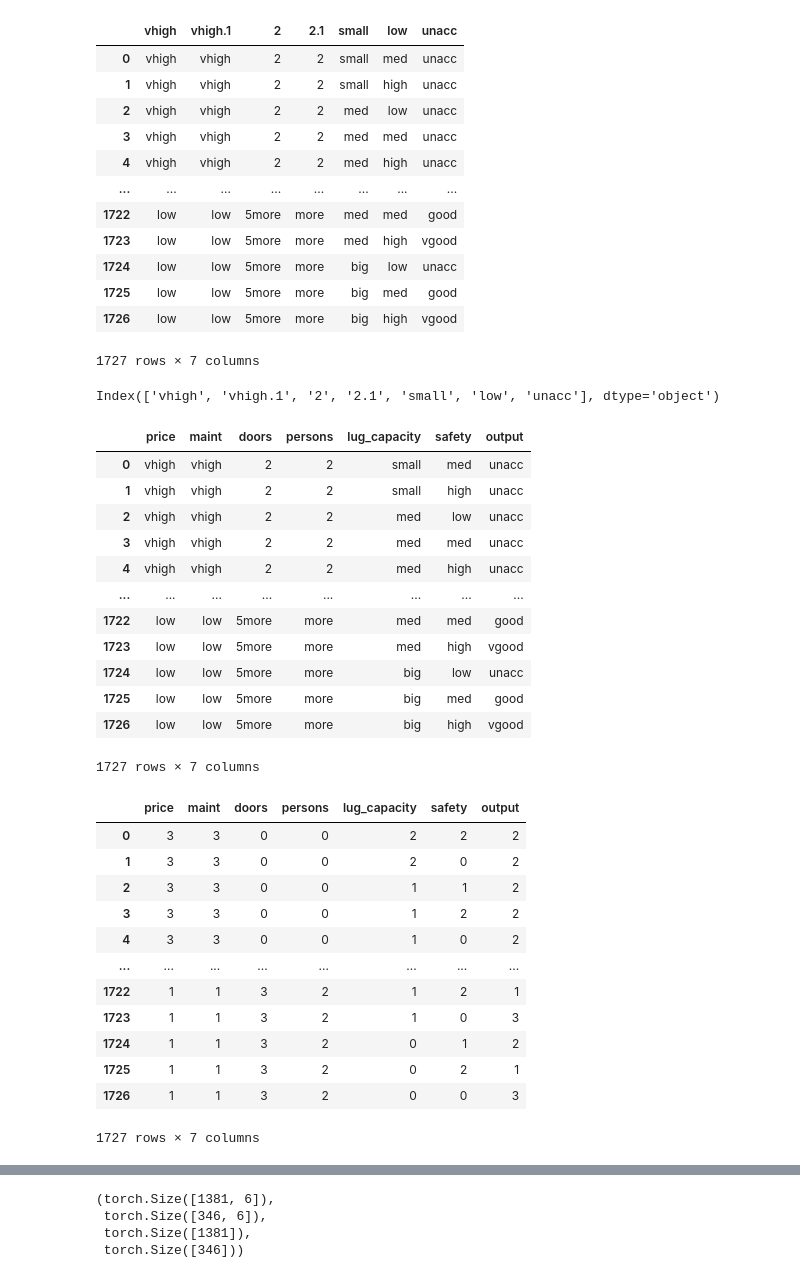
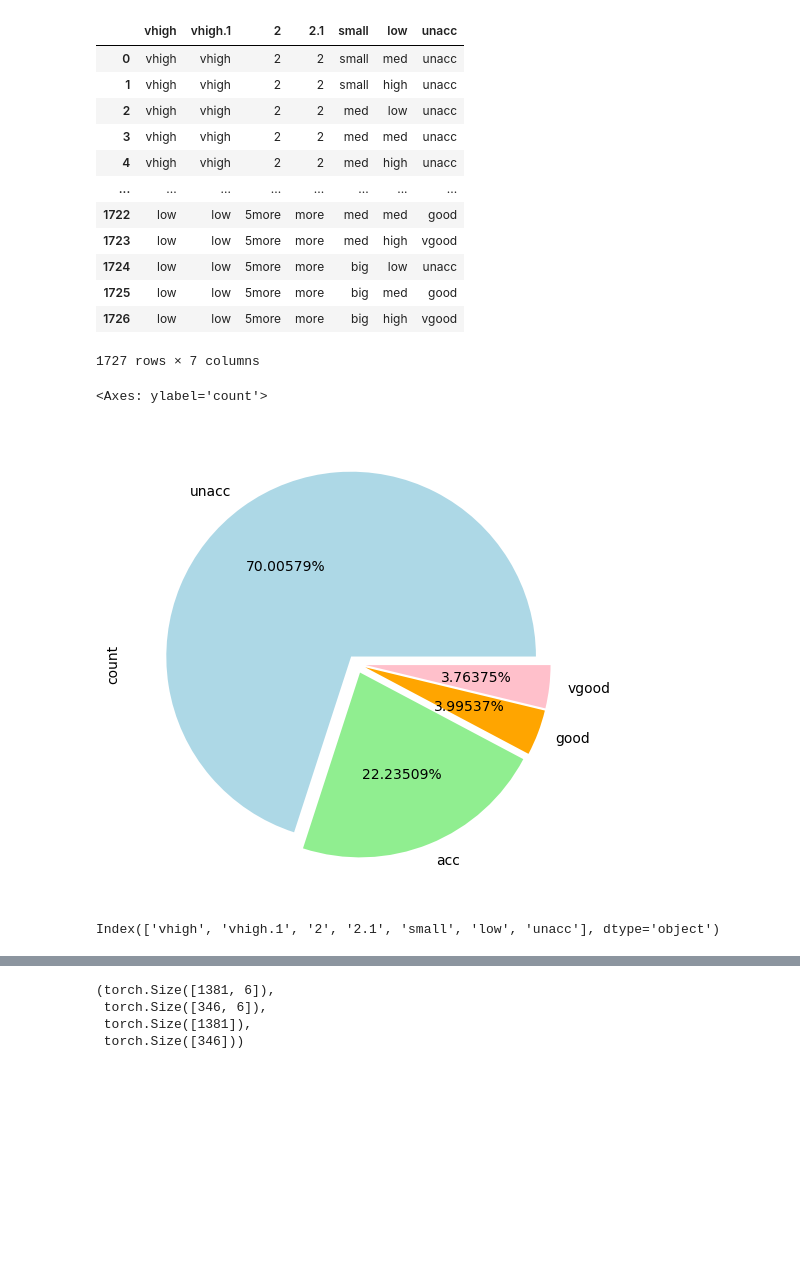
Before and after one commit to JungWooJJING/AI_Class, a Jupyter notebook: 6week/6week_class.ipynb, the cells around one changed output, grey strips where cells are left out. Saved outputs shown, nothing was run; the diff lists cells and outputs as text; code cells hidden in the pictures; blank space fills up the shorter version.

```diff
--- a/6week/6week_class.ipynb
+++ b/6week/6week_class.ipynb
@@ -11,34 +11,12 @@ from sklearn.metrics import precision_score, recall_score, f1_score, roc_auc_sco
 import matplotlib.pyplot as plt
 from torchsummary import summary
 import numpy as np
-
-df = pd.read_csv("./car_evaluation.csv")
-
-df
-# %% [output]
-|  | vhigh | vhigh.1 | 2 | 2.1 | small | low | unacc |
-| 0 | vhigh | vhigh | 2 | 2 | small | med | unacc |
-| 1 | vhigh | vhigh | 2 | 2 | small | high | unacc |
-| 2 | vhigh | vhigh | 2 | 2 | med | low | unacc |
-| 3 | vhigh | vhigh | 2 | 2 | med | med | unacc |
-| 4 | vhigh | vhigh | 2 | 2 | med | high | unacc |
-| ... | ... | ... | ... | ... | ... | ... | ... |
-| 1722 | low | low | 5more | more | med | med | good |
-| 1723 | low | low | 5more | more | med | high | vgood |
-| 1724 | low | low | 5more | more | big | low | unacc |
-| 1725 | low | low | 5more | more | big | med | good |
-| 1726 | low | low | 5more | more | big | high | vgood |
-1727 rows × 7 columns
 # %%
-df.columns
+data = pd.read_csv('./car_evaluation.csv')
-# %% [output]
-Index(['vhigh', 'vhigh.1', '2', '2.1', 'small', 'low', 'unacc'], dtype='object')
 # %%
-df.columns = ['price', 'maint', 'doors', 'persons', 'lug_capacity', 'safety','output']
-
-df
+data
 # %% [output]
-|  | price | maint | doors | persons | lug_capacity | safety | output |
+|  | vhigh | vhigh.1 | 2 | 2.1 | small | low | unacc |
 | 0 | vhigh | vhigh | 2 | 2 | small | med | unacc |
 | 1 | vhigh | vhigh | 2 | 2 | small | high | unacc |
 | 2 | vhigh | vhigh | 2 | 2 | med | low | unacc |
@@ -52,26 +30,18 @@ df
 | 1726 | low | low | 5more | more | big | high | vgood |
 1727 rows × 7 columns
 # %%
-columns = ['price', 'maint', 'doors', 'persons', 'lug_capacity', 'safety','output']
+fig_size = plt.rcParams["figure.figsize"]
+fig_size[0] = 8
+fig_size[1] = 6
+plt.rcParams["figure.figsize"] = fig_size
+data.unacc.value_counts().plot(kind='pie', autopct='%0.05f%%', colors=['lightblue', 'lightgreen', 'orange', 'pink'], explode=(0.05, 0.05, 0.05,0.05))
+# %% [output]
+<Axes: ylabel='count'>
+[figure, added]
 # %%
-label_encoders = {}
-for column in columns:
-    label_encoders[column] = LabelEncoder()
-    df[column] = label_encoders[column].fit_transform(df[column])
+data.columns
+# %% [output]
+Index(['vhigh', 'vhigh.1', '2', '2.1', 'small', 'low', 'unacc'], dtype='object')
 # %%
-df
+columns = ['price', 'maint', 'doors', 'persons', 'lug_capacity', 'safety','output']
-# %% [output]
-|  | price | maint | doors | persons | lug_capacity | safety | output |
-| 0 | 3 | 3 | 0 | 0 | 2 | 2 | 2 |
-| 1 | 3 | 3 | 0 | 0 | 2 | 0 | 2 |
-| 2 | 3 | 3 | 0 | 0 | 1 | 1 | 2 |
-| 3 | 3 | 3 | 0 | 0 | 1 | 2 | 2 |
-| 4 | 3 | 3 | 0 | 0 | 1 | 0 | 2 |
-| ... | ... | ... | ... | ... | ... | ... | ... |
-| 1722 | 1 | 1 | 3 | 2 | 1 | 2 | 1 |
-| 1723 | 1 | 1 | 3 | 2 | 1 | 0 | 3 |
-| 1724 | 1 | 1 | 3 | 2 | 0 | 1 | 2 |
-| 1725 | 1 | 1 | 3 | 2 | 0 | 2 | 1 |
-| 1726 | 1 | 1 | 3 | 2 | 0 | 0 | 3 |
-1727 rows × 7 columns
 # %%
```
Also changed, not shown: parts of 20 cells of this notebook.
